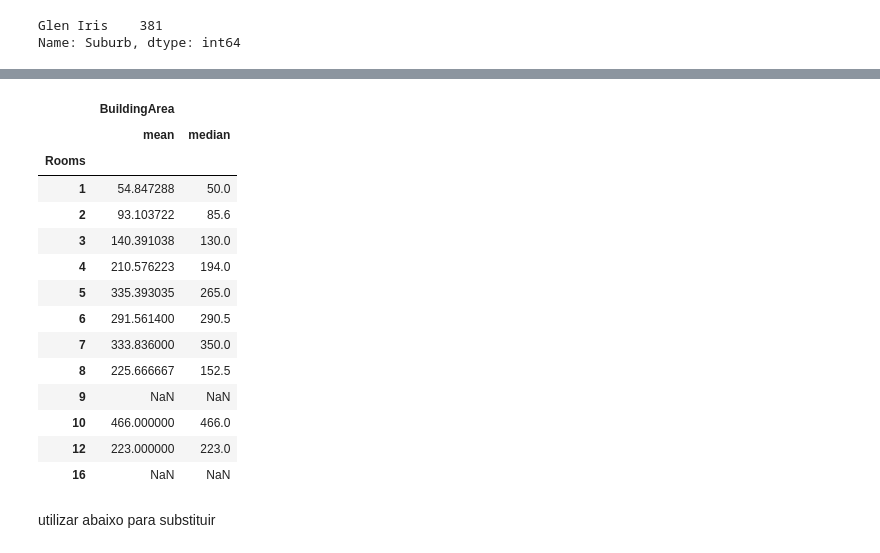
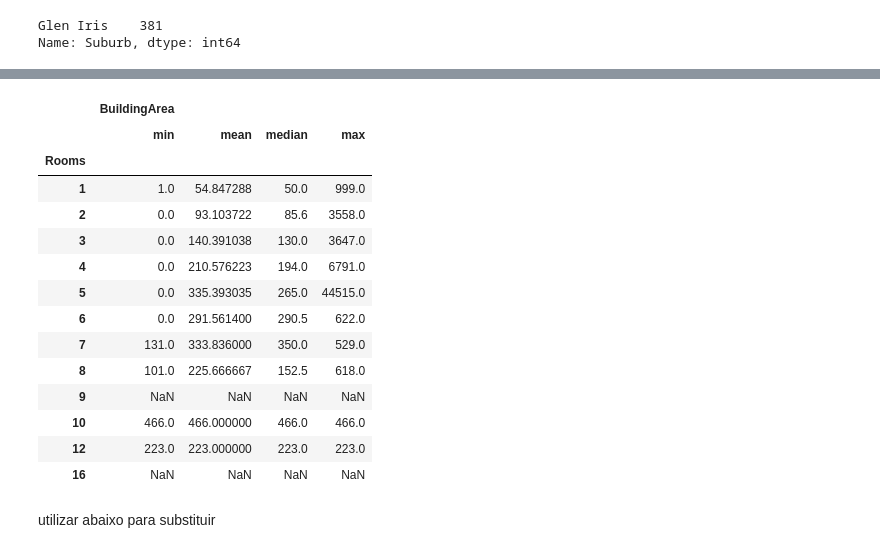
Before and after one commit to Riguini/Melbourne-Housing-Snapshot, a Jupyter notebook: Melbourne_Housing_Dataset.ipynb, the cells around one changed output, grey strips where cells are left out. Saved outputs shown, nothing was run; the diff lists cells and outputs as text; code cells hidden in the pictures.

```diff
--- a/Melbourne_Housing_Dataset.ipynb
+++ b/Melbourne_Housing_Dataset.ipynb
@@ -107,0 +148,8 @@ dtype: int64
+# %%
+df.loc[df['Rooms'] == 1, 'BuildingArea'] = df.loc[df['Rooms'] == 1, 'BuildingArea'].fillna(50)
+df.loc[df['Rooms'] == 2, 'BuildingArea'] = df.loc[df['Rooms'] == 2, 'BuildingArea'].fillna(85)
+df.loc[df['Rooms'] == 3, 'BuildingArea'] = df.loc[df['Rooms'] == 3, 'BuildingArea'].fillna(130)
+df.loc[df['Rooms'] == 4, 'BuildingArea'] = df.loc[df['Rooms'] == 4, 'BuildingArea'].fillna(189)
+df.loc[df['Rooms'] == 5, 'BuildingArea'] = df.loc[df['Rooms'] == 5, 'BuildingArea'].fillna(260)
+df.loc[df['Rooms'] == 6, 'BuildingArea'] = df.loc[df['Rooms'] == 6, 'BuildingArea'].fillna(295)
+df.loc[df['Rooms'] == 7, 'BuildingArea'] = df.loc[df['Rooms'] == 7, 'BuildingArea'].fillna(350)
@@ -231,20 +315,20 @@ df_teste_area.groupby("Rooms").agg({"BuildingArea":['mean', 'median',]})
 # %%
-df.groupby("Rooms").agg({"BuildingArea":['mean', 'median',]})
+df.groupby("Rooms").agg({"BuildingArea":['min','mean', 'median','max']})
 # %% [output]
-|  | BuildingArea |  |
-|  | mean | median |
-| Rooms |  |  |
-| 1 | 54.847288 | 50.0 |
-| 2 | 93.103722 | 85.6 |
-| 3 | 140.391038 | 130.0 |
-| 4 | 210.576223 | 194.0 |
-| 5 | 335.393035 | 265.0 |
-| 6 | 291.561400 | 290.5 |
-| 7 | 333.836000 | 350.0 |
-| 8 | 225.666667 | 152.5 |
-| 9 | NaN | NaN |
-| 10 | 466.000000 | 466.0 |
-| 12 | 223.000000 | 223.0 |
-| 16 | NaN | NaN |
+|  | BuildingArea |  |  |  |
+|  | min | mean | median | max |
+| Rooms |  |  |  |  |
+| 1 | 1.0 | 54.847288 | 50.0 | 999.0 |
+| 2 | 0.0 | 93.103722 | 85.6 | 3558.0 |
+| 3 | 0.0 | 140.391038 | 130.0 | 3647.0 |
+| 4 | 0.0 | 210.576223 | 194.0 | 6791.0 |
+| 5 | 0.0 | 335.393035 | 265.0 | 44515.0 |
+| 6 | 0.0 | 291.561400 | 290.5 | 622.0 |
+| 7 | 131.0 | 333.836000 | 350.0 | 529.0 |
+| 8 | 101.0 | 225.666667 | 152.5 | 618.0 |
+| 9 | NaN | NaN | NaN | NaN |
+| 10 | 466.0 | 466.000000 | 466.0 | 466.0 |
+| 12 | 223.0 | 223.000000 | 223.0 | 223.0 |
+| 16 | NaN | NaN | NaN | NaN |
 # %% [markdown]
 utilizar abaixo para substituir
```
Also changed, not shown: parts of 10 cells of this notebook.
